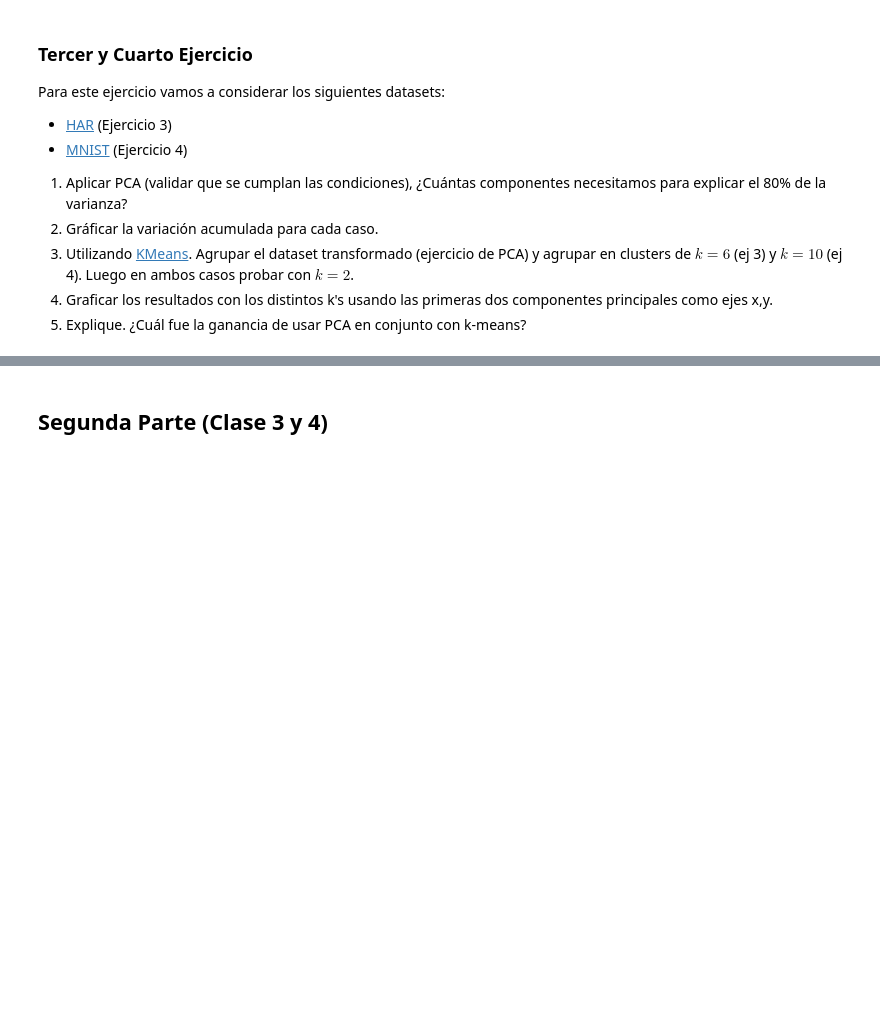
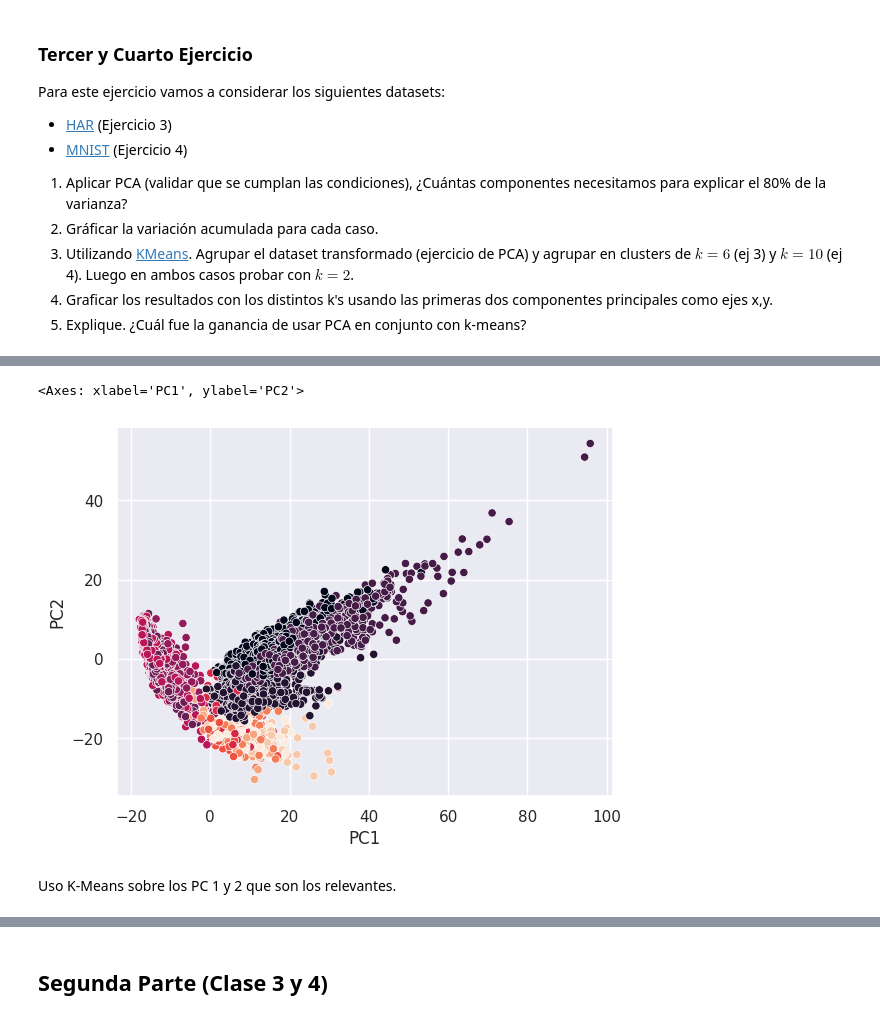
Before and after one commit to rpazos98/intro_ia, a Jupyter notebook: tp_integrador_enunciado/tp_integrador Rodrigo Pazos.ipynb, the cells around one changed output, grey strips where cells are left out. Saved outputs shown, nothing was run; the diff lists cells and outputs as text; code cells hidden in the pictures; blank space fills up the shorter version.

```diff
--- a/tp_integrador_enunciado/tp_integrador Rodrigo Pazos.ipynb
+++ b/tp_integrador_enunciado/tp_integrador Rodrigo Pazos.ipynb
@@ -148,0 +201,9 @@ Para este ejercicio vamos a considerar los siguientes datasets:
+# %%
+from sklearn.preprocessing import StandardScaler
+
+scaler = StandardScaler()
+scaler.fit(X_train_har)
+
+X_train_scaled = pd.DataFrame(scaler.transform(X_train_har))
+
+X_train_scaled.describe()
@@ -148,0 +304,7 @@ Para este ejercicio vamos a considerar los siguientes datasets:
+# %%
+sns.scatterplot(data = pca_df, x = 'PC1', y = 'PC2', c = y_train_har)
+# %% [output]
+<Axes: xlabel='PC1', ylabel='PC2'>
+[figure, added]
+# %% [markdown]
+Uso K-Means sobre los PC 1 y 2 que son los relevantes.
```
Also changed, not shown: parts of 29 cells of this notebook.
